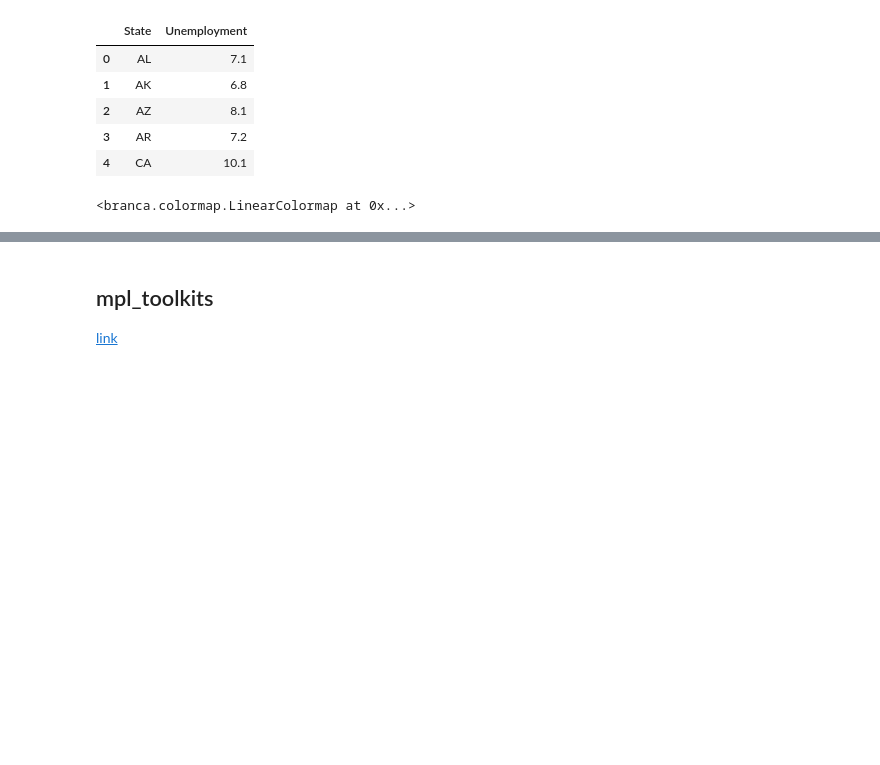
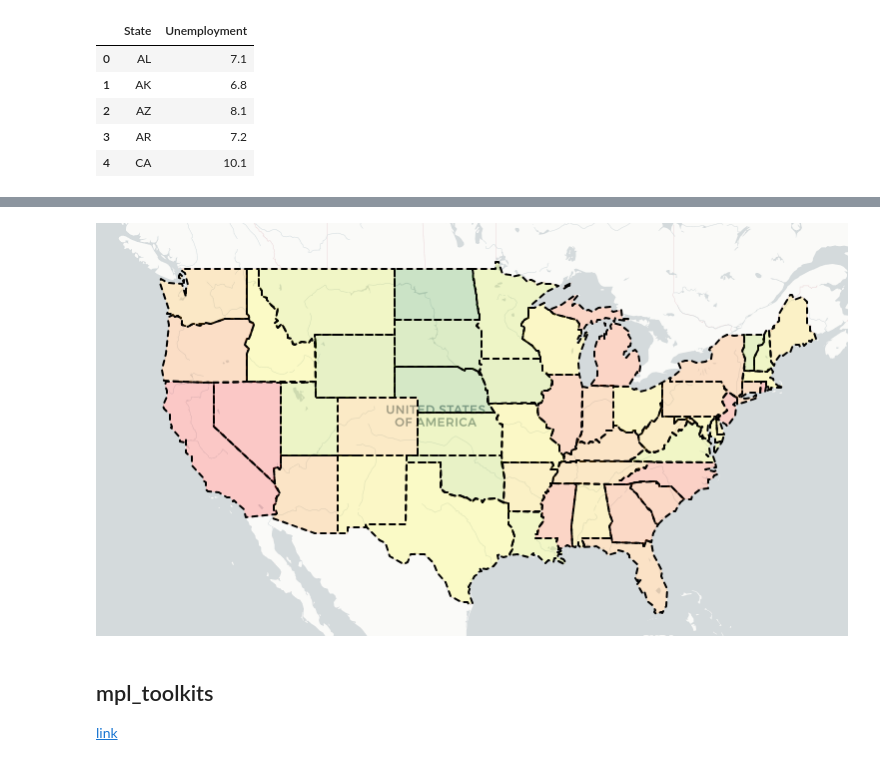
Before and after one commit to nicotom/visualization_catalog, a Jupyter notebook: Maps/maps.ipynb, the cells around one changed output, grey strips where cells are left out. Drawn from its saved outputs; the diff is of its cells as text; code cells hidden in the pictures; blank space fills up the shorter version.

```diff
--- a/Maps/maps.ipynb
+++ b/Maps/maps.ipynb
@@ -72,10 +80,6 @@ linear = cm.LinearColormap(
     ['green', 'yellow', 'red'],
     vmin=3, vmax=10
 )
-
-linear
-# %% [output]
-<branca.colormap.LinearColormap at 0x...>
 # %%
 m = folium.Map([43, -100], tiles='cartodbpositron', zoom_start=4)
 
@@ -92,6 +96,10 @@ folium.GeoJson(
 m
 # %% [output]
 [interactive output not drawn]
+# %%
+Image('../data/states.png')
+# %% [output]
+[figure, added]
 # %% [markdown]
 ## mpl_toolkits
 [link](https://python-graph-gallery.com/315-a-world-map-of-surf-tweets/)
```
Also changed, not shown: parts of 8 cells of this notebook, 3 other files.
